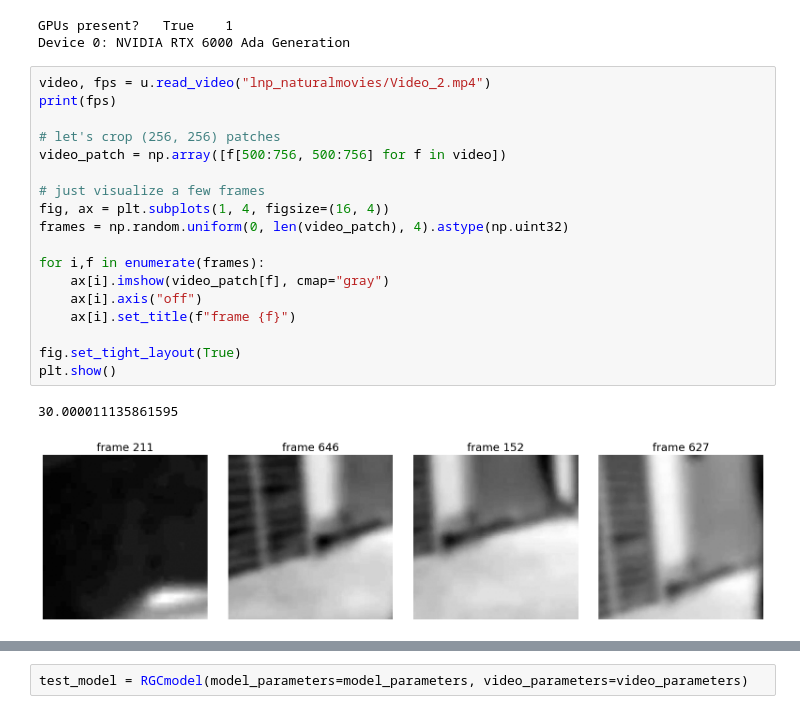
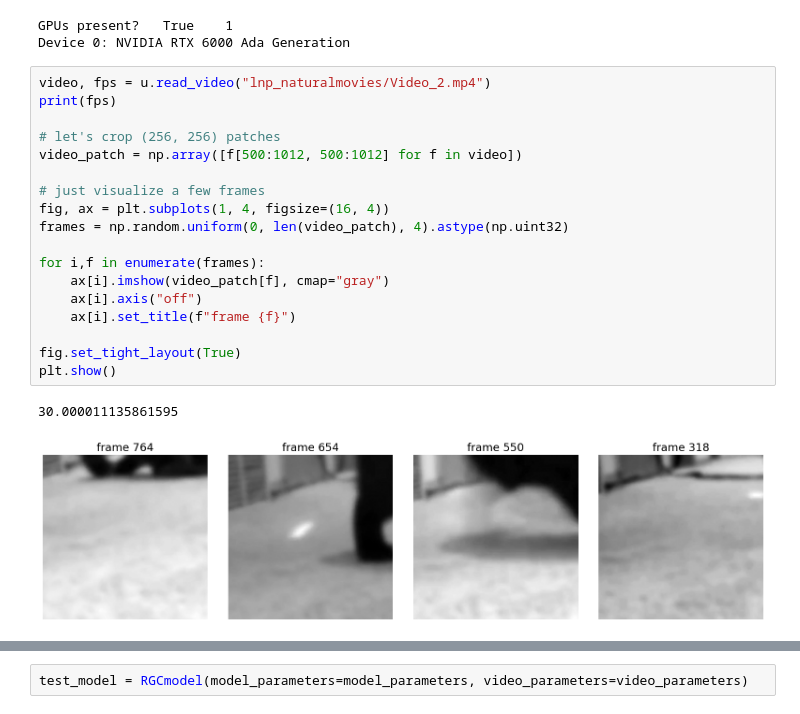
Before and after one commit to jzlab/LNP_LN_LN_Models, a Jupyter notebook: sk_testing.ipynb, the cells around one changed output, grey strips where cells are left out. Saved outputs shown, nothing was run; the diff lists cells and outputs as text.

```diff
--- a/sk_testing.ipynb
+++ b/sk_testing.ipynb
@@ -16,24 +16,24 @@ Device 0: NVIDIA RTX 6000 Ada Generation
 # %%
 video, fps = u.read_video("lnp_naturalmovies/Video_2.mp4")
 print(fps)
 
 # let's crop (256, 256) patches
-video_patch = np.array([f[500:756, 500:756] for f in video])
+video_patch = np.array([f[500:1012, 500:1012] for f in video])
 
 # just visualize a few frames
 fig, ax = plt.subplots(1, 4, figsize=(16, 4))
 frames = np.random.uniform(0, len(video_patch), 4).astype(np.uint32)
 
 for i,f in enumerate(frames):
     ax[i].imshow(video_patch[f], cmap="gray")
     ax[i].axis("off")
     ax[i].set_title(f"frame {f}")
 
 fig.set_tight_layout(True)
 plt.show()
 # %% [output]
 30.000011135861595
-[figure, old version]
+[figure, new version]
 # %%
 model_parameters = {
     "cell_type": "ON_Parasol",
```
Also changed, not shown: parts of 8 cells of this notebook, 4 other files.
